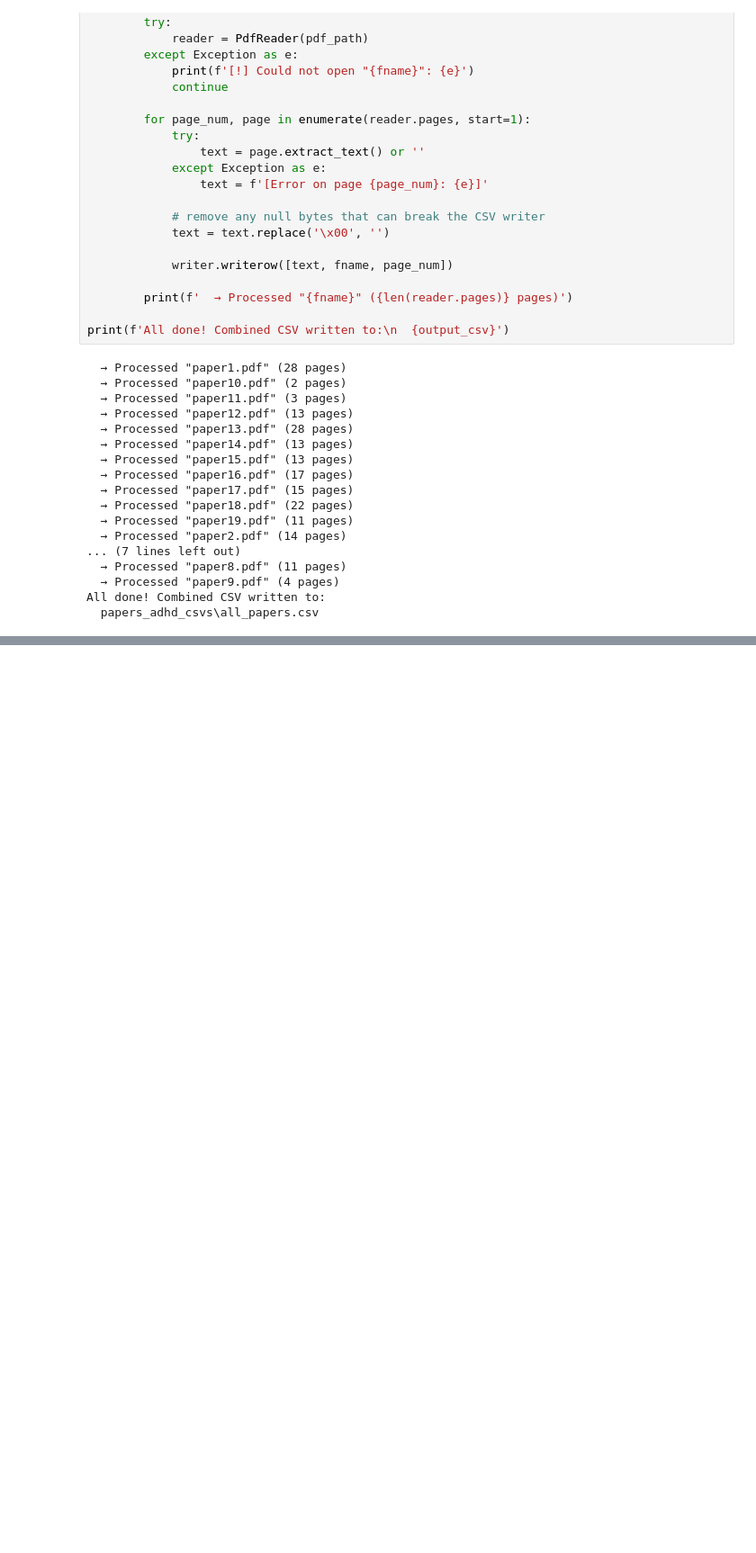
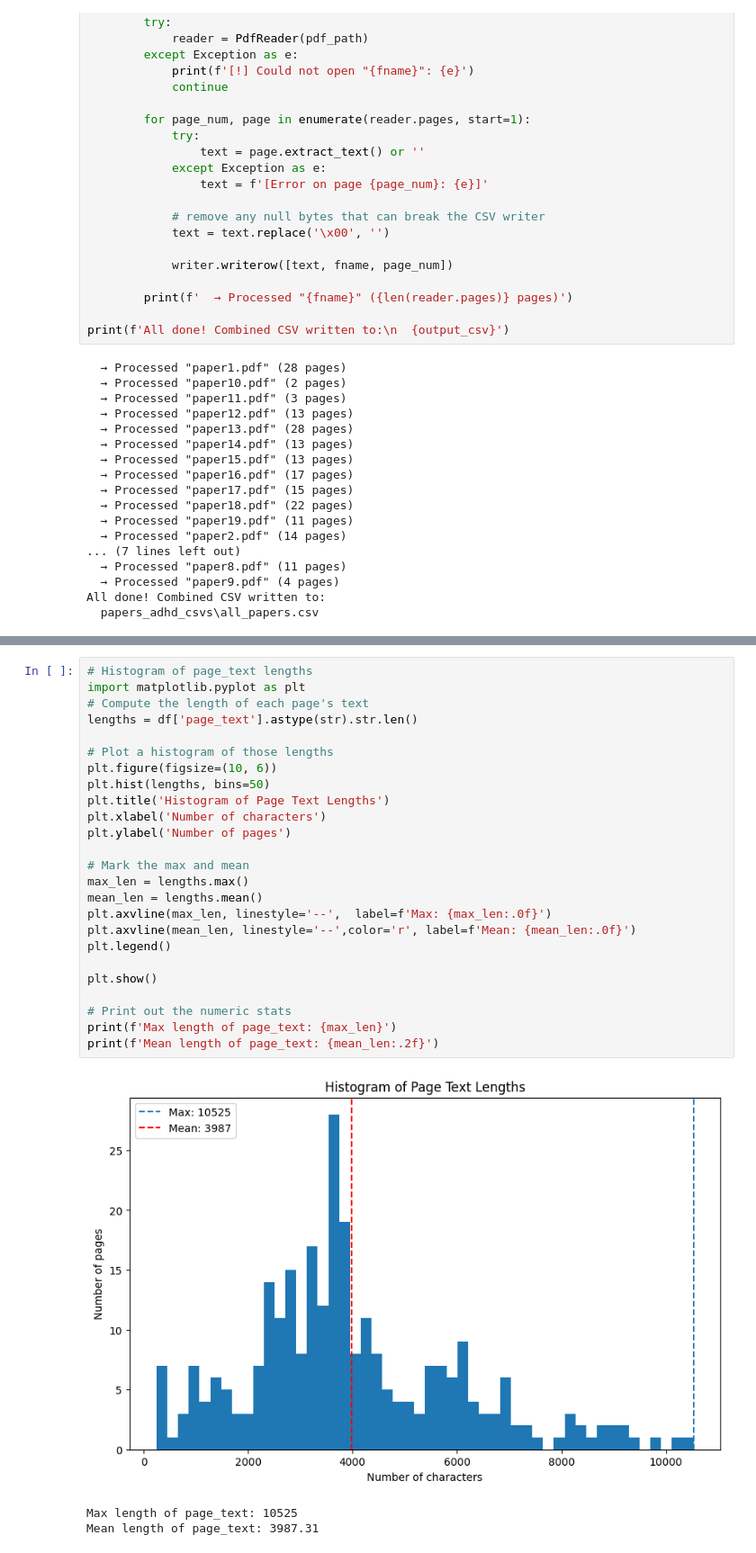
Before and after one commit to manishkolla/doc_rag_mmai, a Jupyter notebook: document_parser.ipynb, the cells around one changed output, grey strips where cells are left out. Shown: that part at 90% size. Drawn from its saved outputs; the diff is of its cells as text; blank space fills up the shorter version.

```diff
--- a/document_parser.ipynb
+++ b/document_parser.ipynb
@@ -82,0 +100,29 @@ Name: page_text, dtype: object
+# %%
+# Histogram of page_text lengths
+import matplotlib.pyplot as plt
+# Compute the length of each page's text
+lengths = df['page_text'].astype(str).str.len()
+
+# Plot a histogram of those lengths
+plt.figure(figsize=(10, 6))
+plt.hist(lengths, bins=50)
+plt.title('Histogram of Page Text Lengths')
+plt.xlabel('Number of characters')
+plt.ylabel('Number of pages')
+
+# Mark the max and mean
+max_len = lengths.max()
+mean_len = lengths.mean()
+plt.axvline(max_len, linestyle='--',  label=f'Max: {max_len:.0f}')
+plt.axvline(mean_len, linestyle='--',color='r', label=f'Mean: {mean_len:.0f}')
+plt.legend()
+
+plt.show()
+
+# Print out the numeric stats
+print(f'Max length of page_text: {max_len}')
+print(f'Mean length of page_text: {mean_len:.2f}')
+# %% [output]
+[figure, added]
+Max length of page_text: 10525
+Mean length of page_text: 3987.31
```
Also changed, not shown: parts of 5 cells of this notebook.
